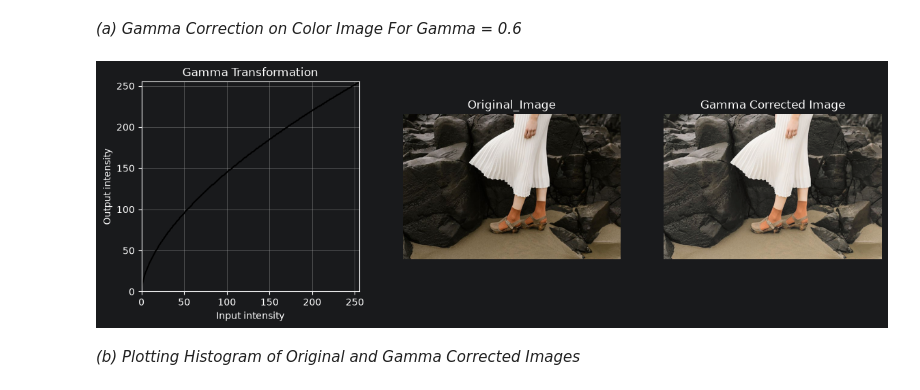
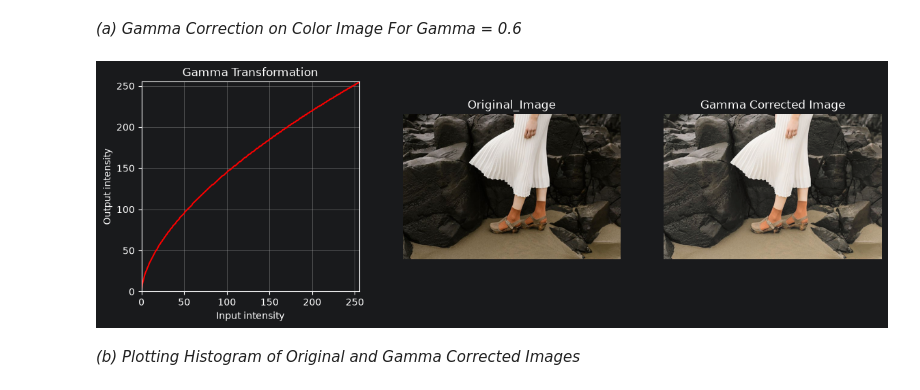
Before and after one commit to indeepa-05/EN3160-Image-Processing, a Jupyter notebook: Assignments/EN3160 Assignment1 on Intensity Transformations and Neighborhood Filtering.ipynb, the cells around one changed output. Saved outputs shown, nothing was run; the diff lists cells and outputs as text; code cells hidden in the pictures.

```diff
--- a/Assignments/EN3160 Assignment1 on Intensity Transformations and Neighborhood Filtering.ipynb
+++ b/Assignments/EN3160 Assignment1 on Intensity Transformations and Neighborhood Filtering.ipynb
@@ -138,35 +138,35 @@ assert im3 is not None
 gamma=0.6
 #Converting Image to LAB Color Space
 im3_lab = cv.cvtColor(im3, cv.COLOR_BGR2LAB)
 #Extracting Luminance Channel
 im3_l = im3_lab[:,:,0]
 #Transformation Function for Gamma Correction
 Gamma_Transformation = np.array([((i/255.0)**gamma)*255 for i in range(256)]).astype('uint8')
 #Applying Gamma Correction to Luminance Channel
 Transformed_im3 = cv.LUT(im3_l, Gamma_Transformation)
 #Replacing Luminance Channel with Transformed Luminance Channel
 im3_lab[:,:,0] = Transformed_im3
 #Converting Image back to BGR Color Space
 im3_final = cv.cvtColor(im3_lab, cv.COLOR_LAB2BGR)
 
 #Plotting Transformation Function and Original and Transformed Images
 fig,ax = plt.subplots(nrows=1,ncols=3, figsize=(14,4))
-ax[0].plot(Gamma_Transformation, color='black')
+ax[0].plot(Gamma_Transformation, color='red')
 ax[0].set_xlim(0, 255)
 ax[0].set_ylim(0, 255)
 ax[0].set_title('Gamma Transformation')
 ax[0].set_xlabel('Input intensity')
 ax[0].set_ylabel('Output intensity')
 ax[0].grid()
 ax[1].imshow(cv.cvtColor(im3, cv.COLOR_BGR2RGB))
 ax[1].set_title('Original_Image')
 ax[1].axis('off')
 ax[2].imshow(cv.cvtColor(im3_final, cv.COLOR_BGR2RGB))
 ax[2].set_title('Gamma Corrected Image')
 ax[2].axis('off')
 plt.show()
 # %% [output]
-[figure, old version]
+[figure, new version]
 # %% [markdown]
 *(b) Plotting Histogram of Original and Gamma Corrected Images*
 # %%
```
Also changed, not shown: parts of 12 cells of this notebook, 1 other file.
